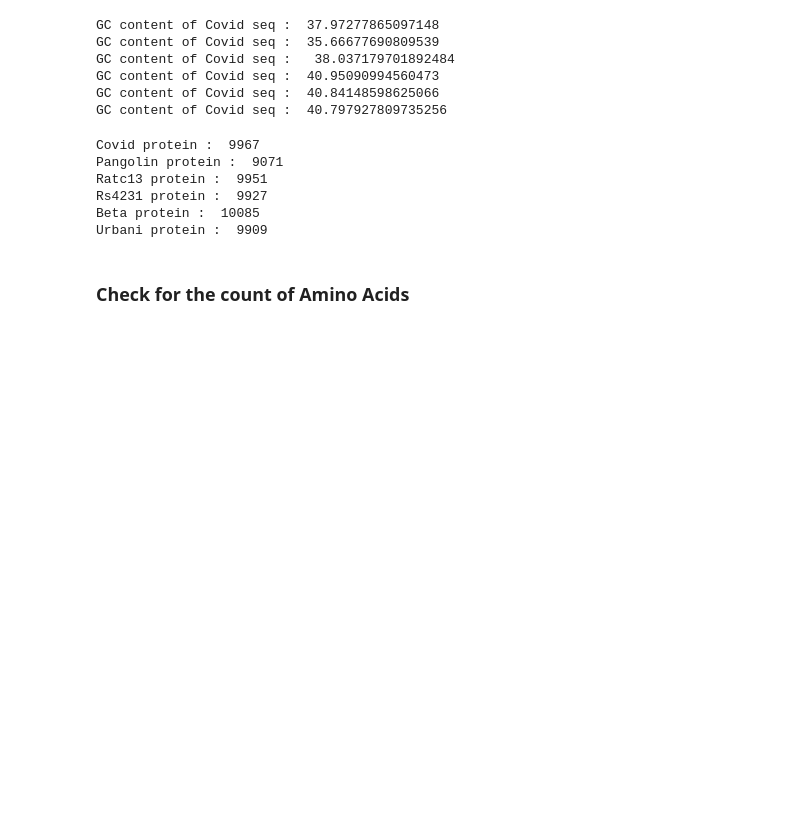
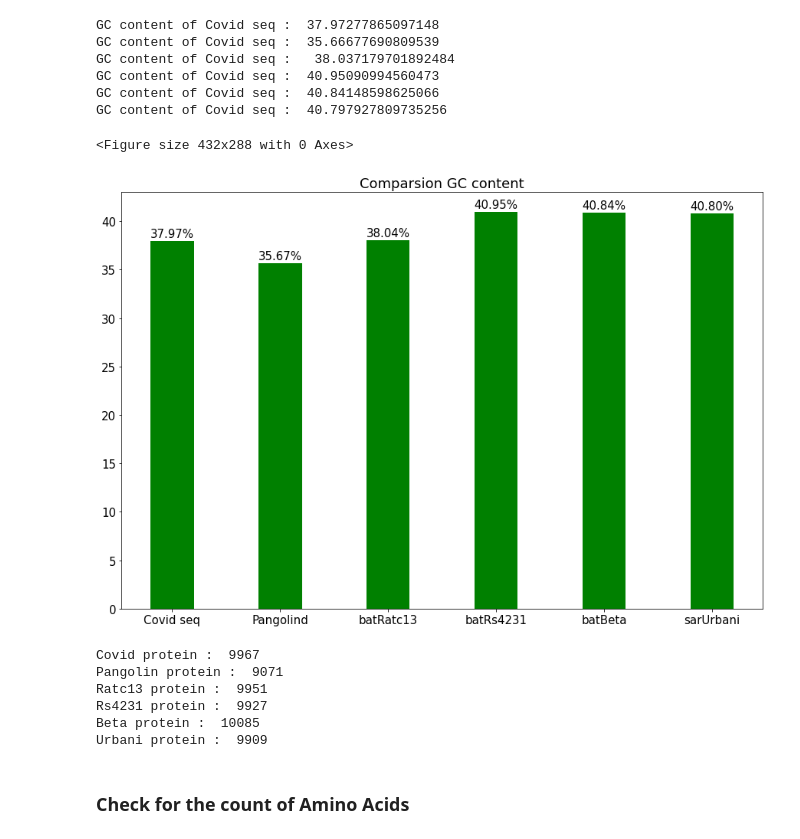
Before and after one commit to DinhCongPhan/Bioinfomatics, a Jupyter notebook: Analysis_Covid19_Genome.ipynb, the cells around one changed output. Drawn from its saved outputs; the diff is of its cells as text; code cells hidden in the pictures; blank space fills up the shorter version.

```diff
--- a/Analysis_Covid19_Genome.ipynb
+++ b/Analysis_Covid19_Genome.ipynb
@@ -265,6 +322,38 @@ GC content of Covid seq :   38.037179701892484
 GC content of Covid seq :  40.95090994560473
 GC content of Covid seq :  40.84148598625066
 GC content of Covid seq :  40.797927809735256
+# %%
+plt.clf()
+
+data = {'Covid seq':   GC(covid_seq),
+ 'Pangolind': GC(pangolin_seq),
+ 'batRatc13': GC(bat_Ratc13_seq),
+ 'batRs4231': GC(bat_Rs4231_seq),
+ 'batBeta': GC(bat_beta_seq),
+ 'sarUrbani': GC(sars_urbani_seq)}
+
+xs = list(data.keys())
+ys = list(data.values())
+
+plt.figure(figsize=(15,10))
+plt.rc('font', size=15)
+plt.bar(xs,ys,color="green",width=0.4)
+plt.title("Comparsion GC content")
+# zip joins x and y coordinates in pairs
+for x,y in zip(xs,ys):
+
+    label = "{:.2f}%".format(y)
+
+    plt.annotate(label, # this is the text
+                 (x,y), # this is the point to label
+                 textcoords="offset points", # how to position the text
+                 xytext=(0,5), # distance from text to points (x,y)
+                 ha='center') # horizontal alignment can be left, right or center
+
+plt.show()
+# %% [output]
+<Figure size 432x288 with 0 Axes>
+[figure, added]
 # %%
 covid_protein = covid_seq.translate()
 pangolin_protein = pangolin_seq.translate()
```
Also changed, not shown: parts of 17 cells of this notebook, 1 other file.
